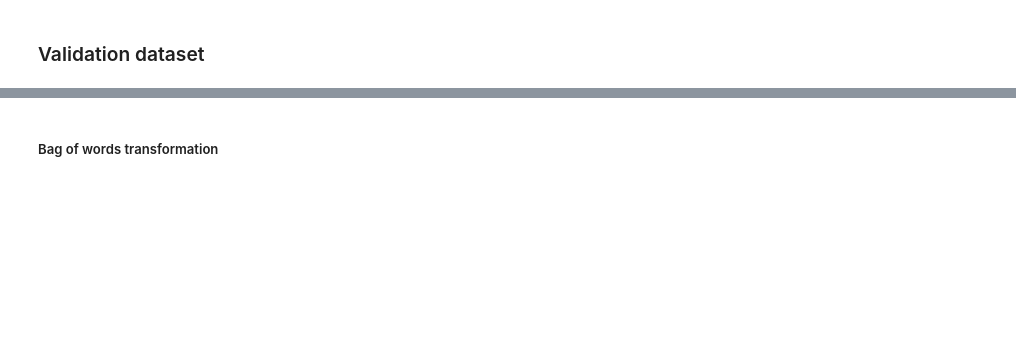
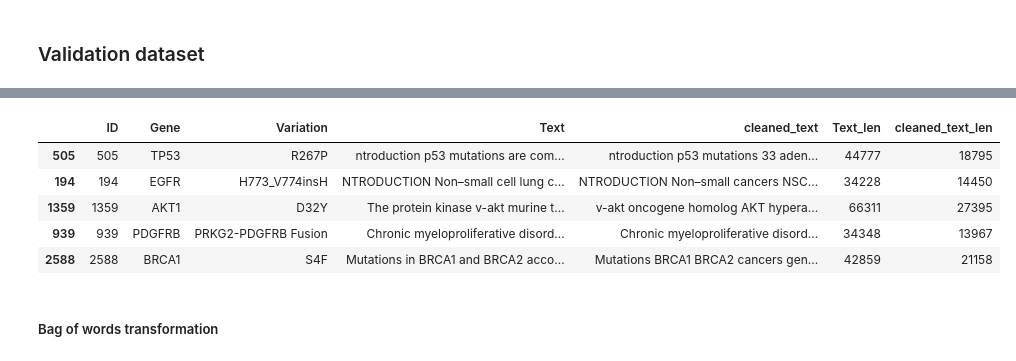
Before and after one commit to me-nobody/jovian-ml-project, a Jupyter notebook: jovian-ml-project-301221.ipynb, the cells around one changed output, grey strips where cells are left out. Saved outputs shown, nothing was run; the diff lists cells and outputs as text; code cells hidden in the pictures; blank space fills up the shorter version.

```diff
--- a/jovian-ml-project-301221.ipynb
+++ b/jovian-ml-project-301221.ipynb
@@ -608,3 +582,21 @@ y_validation=validation_df['Class']
+# %%
+# remove punctuation
+validation_df['cleaned_text'] = validation_df['Text'].progress_map(cleanse_data,na_action='ignore')
+# %%
+# filtering all common english words
+validation_df['cleaned_text'] = validation_df['cleaned_text'].progress_map(reduce_words,na_action='ignore')
+# %%
+validation_df['Text_len'] = validation_df['Text'].map(lambda x:len(str(x)))
+validation_df['cleaned_text_len'] = validation_df['cleaned_text'].map(lambda x:len(str(x)))
+# %%
+validation_df.head()
+# %% [output]
+|  | ID | Gene | Variation | Text | cleaned_text | Text_len | cleaned_text_len |
+| 505 | 505 | TP53 | R267P | ntroduction p53 mutations are com... | ntroduction p53 mutations 33 aden... | 44777 | 18795 |
+| 194 | 194 | EGFR | H773_V774insH | NTRODUCTION Non–small cell lung c... | NTRODUCTION Non–small cancers NSC... | 34228 | 14450 |
+| 1359 | 1359 | AKT1 | D32Y | The protein kinase v-akt murine t... | v-akt oncogene homolog AKT hypera... | 66311 | 27395 |
+| 939 | 939 | PDGFRB | PRKG2-PDGFRB Fusion | Chronic myeloproliferative disord... | Chronic myeloproliferative disord... | 34348 | 13967 |
+| 2588 | 2588 | BRCA1 | S4F | Mutations in BRCA1 and BRCA2 acco... | Mutations BRCA1 BRCA2 cancers gen... | 42859 | 21158 |
 # %%
 validation_df_corpus = validation_df['cleaned_text'].tolist()
 # %% [markdown]
```
Also changed, not shown: parts of 82 cells of this notebook, 1 other file.
